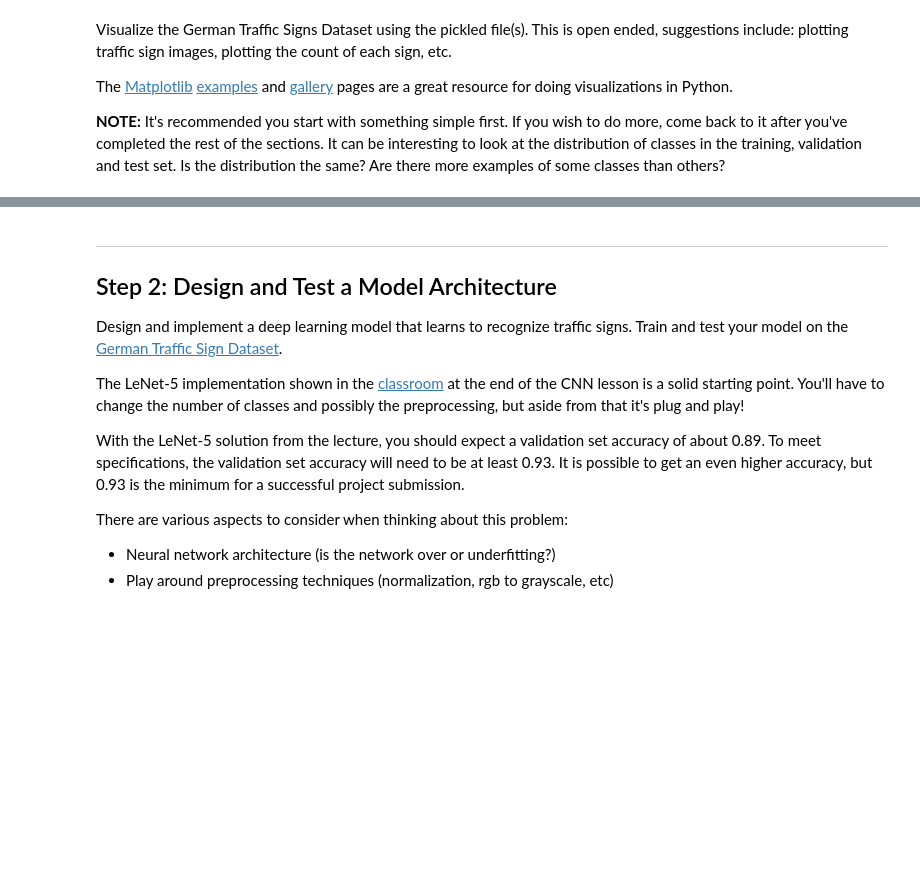
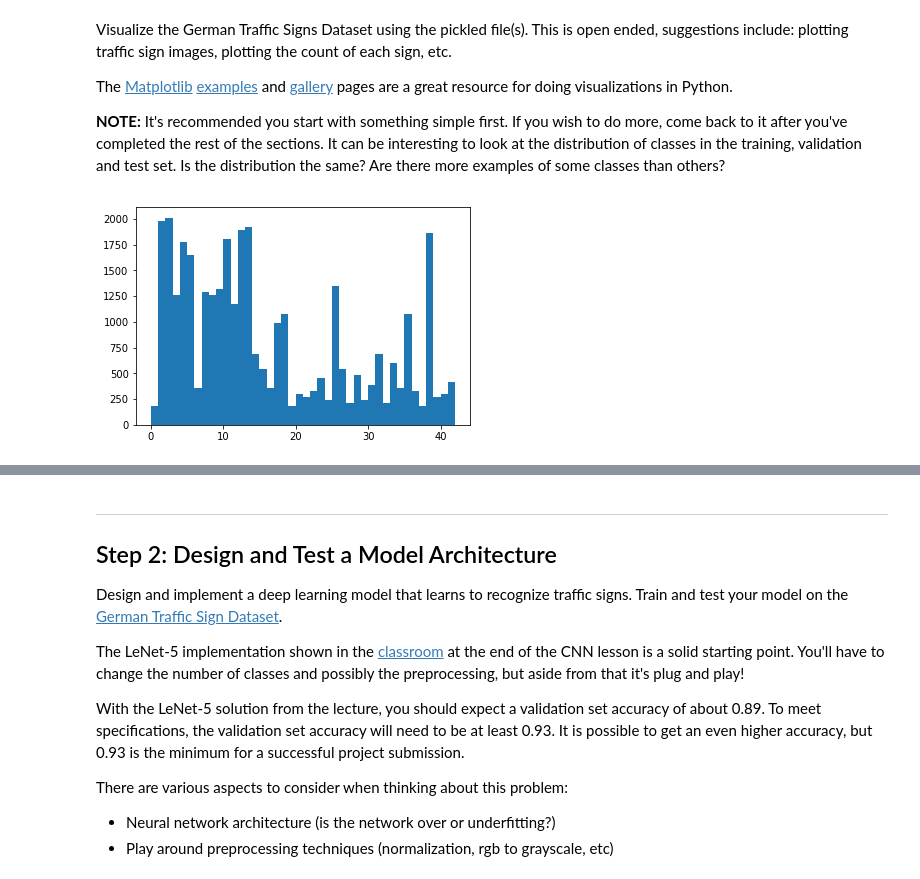
Before and after one commit to dhruvshah1214/CarND-Traffic-Sign-Classifier-Project, a Jupyter notebook: Traffic_Sign_Classifier.ipynb, the cells around one changed output, grey strips where cells are left out. Drawn from its saved outputs; the diff is of its cells as text; code cells hidden in the pictures; blank space fills up the shorter version.

Commit message:
ready to train

```diff
--- a/Traffic_Sign_Classifier.ipynb
+++ b/Traffic_Sign_Classifier.ipynb
@@ -25,9 +25,9 @@ import pickle
 
 # TODO: Fill this in based on where you saved the training and testing data
 
-training_file = ?
-validation_file=?
-testing_file = ?
+training_file = "train.p"
+validation_file="valid.p"
+testing_file = "test.p"
 
 with open(training_file, mode='rb') as f:
     train = pickle.load(f)
@@ -39,4 +39,6 @@ with open(testing_file, mode='rb') as f:
 X_train, y_train = train['features'], train['labels']
 X_valid, y_valid = valid['features'], valid['labels']
 X_test, y_test = test['features'], test['labels']
+
+print(X_train[4].shape)
 # %% [output]
@@ -90,6 +98,11 @@ The [Matplotlib](http://matplotlib.org/) [examples](http://matplotlib.org/exampl
 # %%
 ### Data exploration visualization code goes here.
 ### Feel free to use as many code cells as needed.
 import matplotlib.pyplot as plt
 # Visualizations will be shown in the notebook.
 %matplotlib inline
+
+plt.hist(y_train, bins = 42)
+plt.show()
+# %% [output]
+[figure, added]
```
Also changed, not shown: parts of 24 cells of this notebook, 1 other file.
